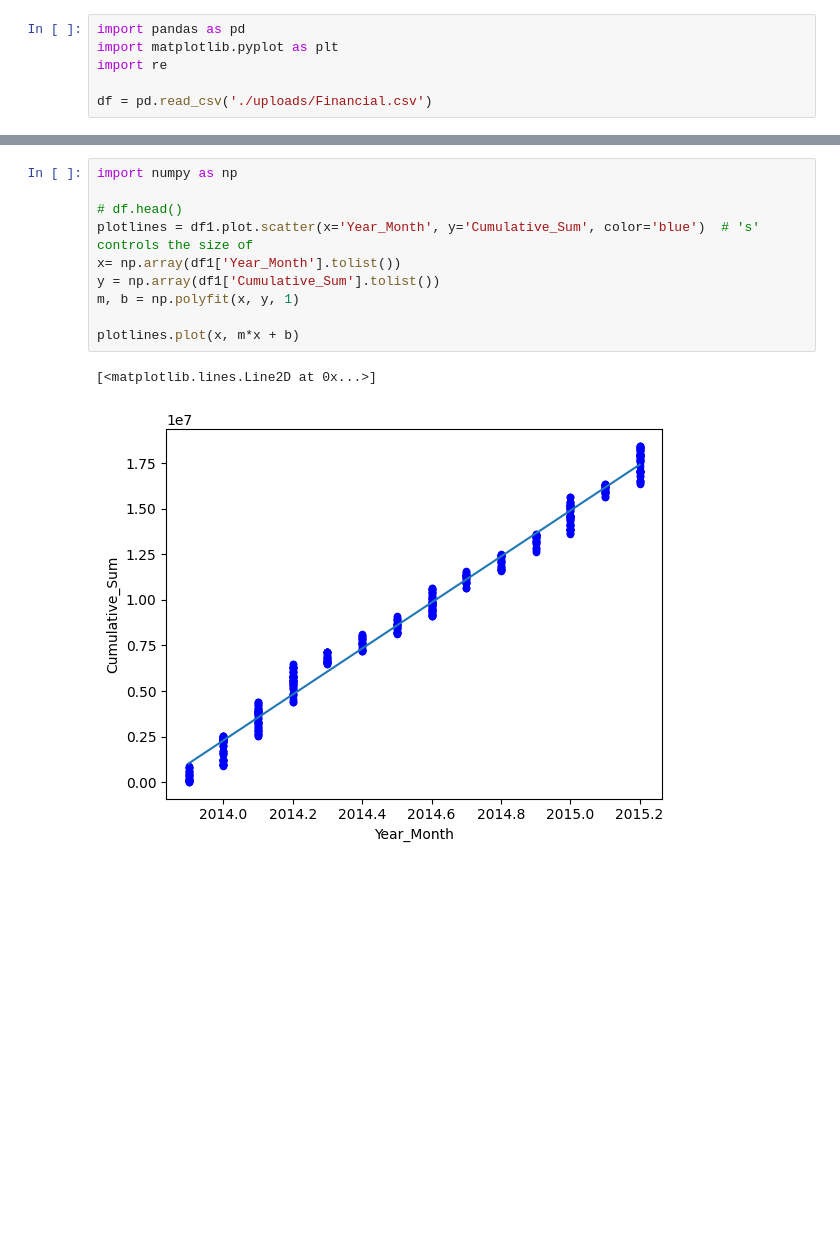
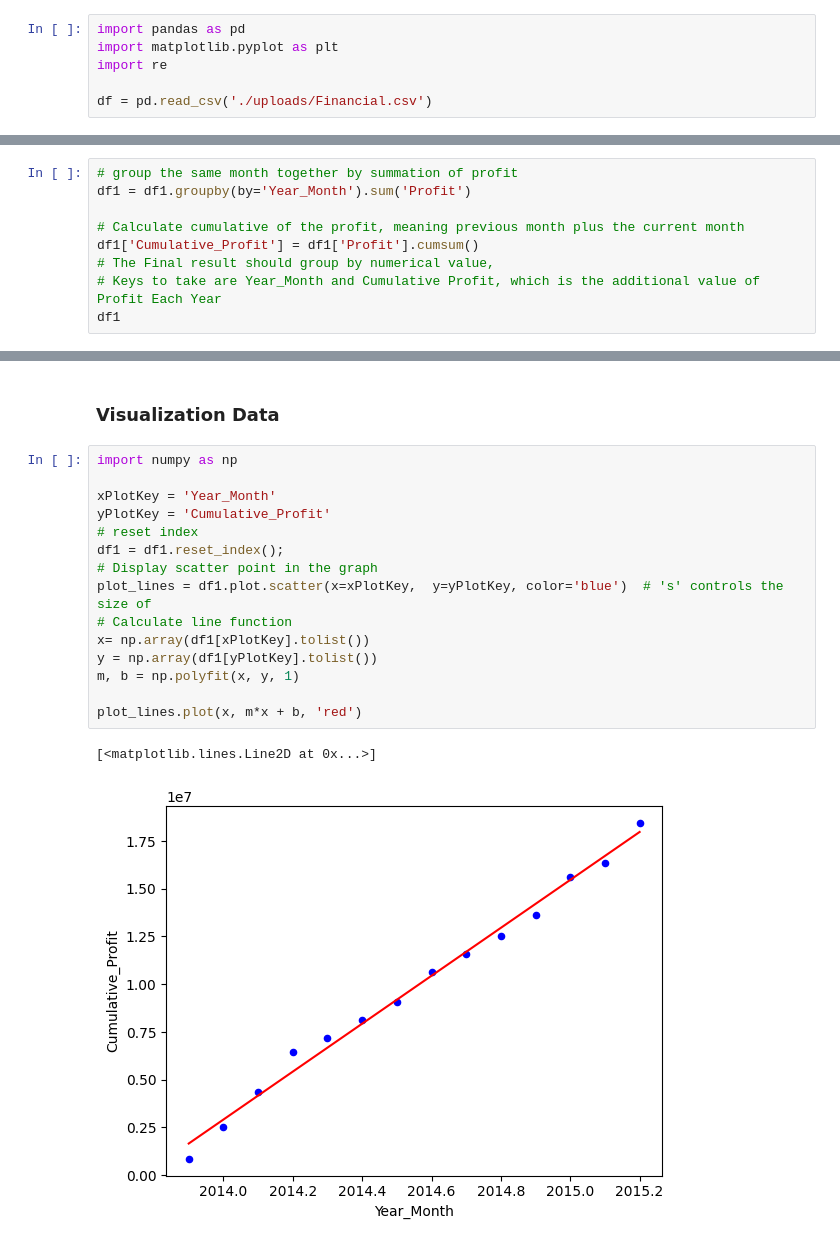
Before and after one commit to DinaChatFE/Scatter-Plot-Regression-correlation, a Jupyter notebook: main.ipynb, the cells around one changed output, grey strips where cells are left out. Saved outputs shown, nothing was run; the diff lists cells and outputs as text; blank space fills up the shorter version.

```diff
--- a/main.ipynb
+++ b/main.ipynb
@@ -96,0 +83,9 @@ df1
+# %%
+# group the same month together by summation of profit
+df1 = df1.groupby(by='Year_Month').sum('Profit')
+
+# Calculate cumulative of the profit, meaning previous month plus the current month
+df1['Cumulative_Profit'] = df1['Profit'].cumsum()
+# The Final result should group by numerical value,
+# Keys to take are Year_Month and Cumulative Profit, which is the additional value of Profit Each Year
+df1
@@ -97,13 +109,20 @@ df1
+# %% [markdown]
+### Visualization Data
 # %%
 import numpy as np
 
-# df.head()
-plotlines = df1.plot.scatter(x='Year_Month', y='Cumulative_Sum', color='blue')  # 's' controls the size of
-x= np.array(df1['Year_Month'].tolist())
-y = np.array(df1['Cumulative_Sum'].tolist())
+xPlotKey = 'Year_Month'
+yPlotKey = 'Cumulative_Profit'
+# reset index
+df1 = df1.reset_index();
+# Display scatter point in the graph
+plot_lines = df1.plot.scatter(x=xPlotKey,  y=yPlotKey, color='blue')  # 's' controls the size of
+# Calculate line function
+x= np.array(df1[xPlotKey].tolist())
+y = np.array(df1[yPlotKey].tolist())
 m, b = np.polyfit(x, y, 1)
 
-plotlines.plot(x, m*x + b)
+plot_lines.plot(x, m*x + b, 'red')
 # %% [output]
 [<matplotlib.lines.Line2D at 0x...>]
-[figure, old version]
+[figure, new version]
```
Also changed, not shown: parts of 7 cells of this notebook, 2 other files.
